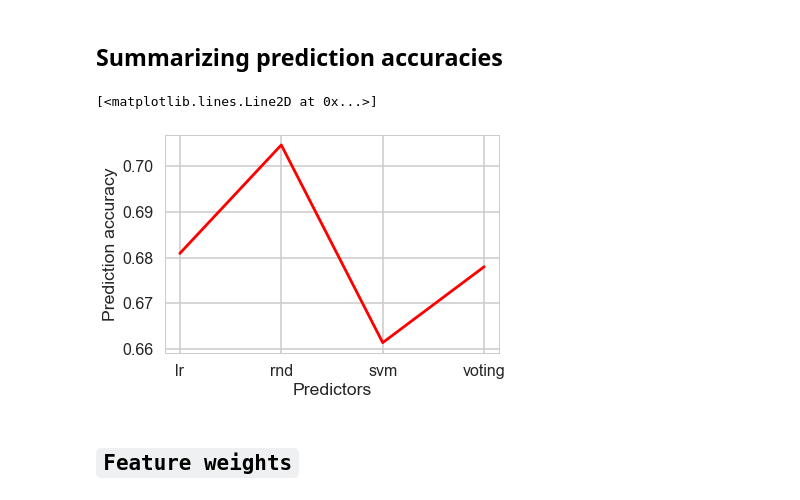
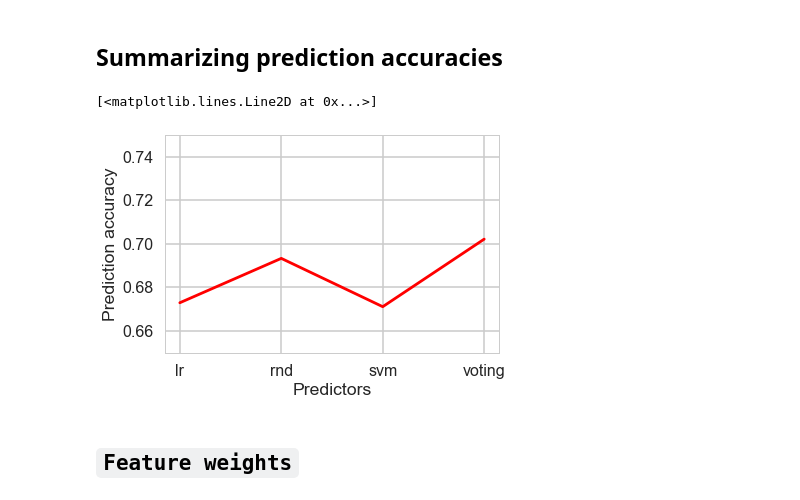
Before and after one commit to mrkulkarni1/movie_success_classifier, a Jupyter notebook: imdb_project/movie_classifier.ipynb, the cells around one changed output. Drawn from its saved outputs; the diff is of its cells as text; code cells hidden in the pictures.

```diff
--- a/imdb_project/movie_classifier.ipynb
+++ b/imdb_project/movie_classifier.ipynb
@@ -430,8 +452,8 @@ titles_cat_logistic_highb=titles_cat_logistic_highb.dropna()
 
 titles_cat_logistic_highb=shuffle(titles_cat_logistic_highb)
 
-titles_cat_logistic_highb_train=titles_cat_logistic_highb[:1200]
-titles_cat_logistic_highb_test=titles_cat_logistic_highb[1200:]
+titles_cat_logistic_highb_train=titles_cat_logistic_highb[:round((len(titles_cat_logistic_highb)*.7))]
+titles_cat_logistic_highb_test=titles_cat_logistic_highb[round((len(titles_cat_logistic_highb)*.7)):]
 # %%
 titles_cat_logistic_highb_train_x=titles_cat_logistic_highb_train.drop(['gross', 'profit_making','movie_facebook_likes','num_voted_users'],axis=1 )
 
@@ -452,8 +474,8 @@ titles_cat_logistic_lowb=titles_cat_logistic_lowb.dropna()
 
 titles_cat_logistic_lowb=shuffle(titles_cat_logistic_lowb)
 
-titles_cat_logistic_lowb_train=titles_cat_logistic_lowb[:1200]
-titles_cat_logistic_lowb_test=titles_cat_logistic_lowb[1200:]
+titles_cat_logistic_lowb_train=titles_cat_logistic_lowb[:round((len(titles_cat_logistic_lowb)*.7))]
+titles_cat_logistic_lowb_test=titles_cat_logistic_lowb[round((len(titles_cat_logistic_lowb)*.7)):]
 # %%
 titles_cat_logistic_lowb_train_x=titles_cat_logistic_lowb_train.drop(['gross', 'profit_making','movie_facebook_likes','num_voted_users'],axis=1 )
 
@@ -591,25 +624,3 @@ poly_kernel_svm_clf_cross = Pipeline([
         ("scaler", StandardScaler()),
         ("svm_clf", SVC(kernel="poly", degree=3, coef0=10, C=1))
 ])
-# %%
-import warnings
-warnings.filterwarnings('ignore')
-
-score=0
-kernel=['rbf','poly']
-Cs = [100,10,1,.1]
-degree= [3,2,1]
-max_k,max_coeff,max_deg = 0,0,0
-for k in kernel:
-    for coeff in Cs:
-        for deg in degree:
-            clf = poly_kernel_svm_clf_cross.set_params(svm_clf__kernel=k,svm_clf__C=coeff,svm_clf__degree=deg, svm_clf__coef0=10)
-            if (score < cv_score(clf, x, y)):
-                score=cv_score(clf, x, y)
-                score_val=score
-                max_coeff=coeff
-                max_k=k
-                max_deg=deg
-                print(score_val,k,coeff,deg)
-
-print(score_val,max_k,max_coeff,max_deg)
@@ -624,10 +626,0 @@ print(score_val,max_k,max_coeff,max_deg)
-# %%
-poly_kernel_svm_clf_2 = Pipeline([
-        ("scaler", StandardScaler()),
-        ("svm_clf", SVC(kernel=max_k, degree=max_deg, coef0=10, C=max_coeff))
-])
-
-
-poly_kernel_svm_clf_2.fit(titles_cat_logistic_lowb_train_x,titles_cat_logistic_lowb_train_y.profit_making)
-#poly_kernel_svm_clf_2.score(titles_cat_logistic_lowb_train_x,titles_cat_logistic_lowb_train_y.profit_making)
-poly_kernel_svm_clf_2.score(titles_cat_logistic_lowb_test_x,titles_cat_logistic_lowb_test_y.profit_making)
@@ -883,12 +869,12 @@ b3=(b1+b2)/2
 # %%
 plt.ylabel('Prediction accuracy')
 plt.xlabel('Predictors')
-#plt.ylim(.68,.8)
+plt.ylim(.65,.75)
 plt.plot(a1,b3 , '-',color='RED')
 #plt.plot(a2,b2 , '-',color='BLUE')
 # %% [output]
 [<matplotlib.lines.Line2D at 0x...>]
-[figure, old version]
+[figure, new version]
 # %% [markdown]
 ## `Feature weights`
 # %%
```
Also changed, not shown: parts of 46 cells of this notebook.
